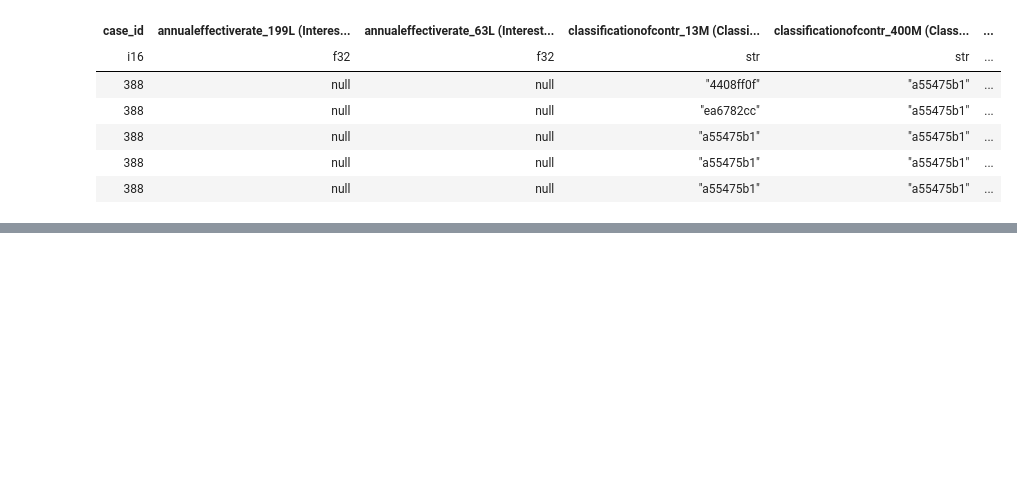
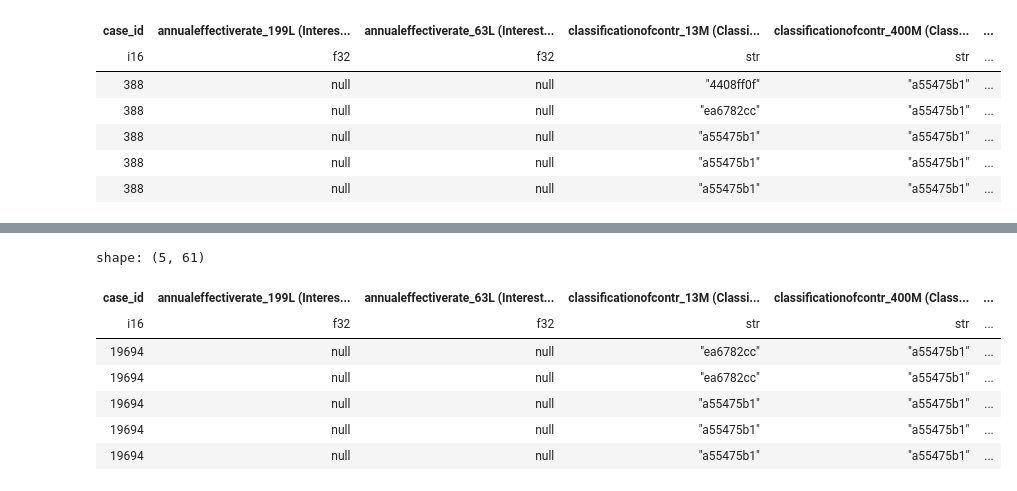
Before and after one commit to h4ck4l1/datasets, a Jupyter notebook: credit_risk/credit_risk.ipynb, the cells around one changed output, grey strips where cells are left out. Saved outputs shown, nothing was run; the diff lists cells and outputs as text; code cells hidden in the pictures; blank space fills up the shorter version.

```diff
--- a/credit_risk/credit_risk.ipynb
+++ b/credit_risk/credit_risk.ipynb
@@ -531,0 +568,14 @@ shape: (5, 61)
+# %%
+train_credit_2 = preprocess(5)
+display(train_credit_2.fetch().head())
+gc.collect()
+train_credit_2.pipe(plot_nulls)
+# %% [output]
+shape: (5, 61)
+| case_id | annualeffectiverate_199L (Interes... | annualeffectiverate_63L (Interest... | classificationofcontr_13M (Classi... | classificationofcontr_400M (Class... | ... |
+| i16 | f32 | f32 | str | str | ... |
+| 19694 | null | null | "ea6782cc" | "a55475b1" | ... |
+| 19694 | null | null | "ea6782cc" | "a55475b1" | ... |
+| 19694 | null | null | "a55475b1" | "a55475b1" | ... |
+| 19694 | null | null | "a55475b1" | "a55475b1" | ... |
+| 19694 | null | null | "a55475b1" | "a55475b1" | ... |
```
Also changed, not shown: parts of 6 cells of this notebook.
